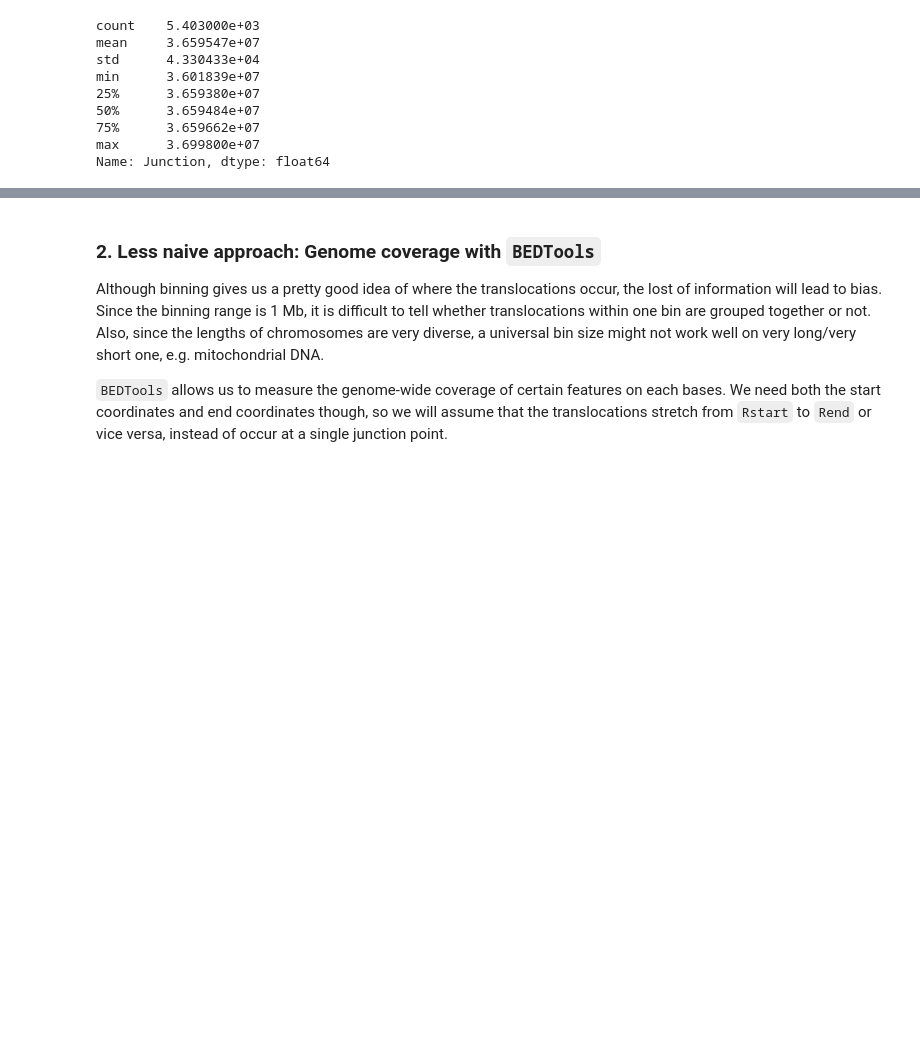
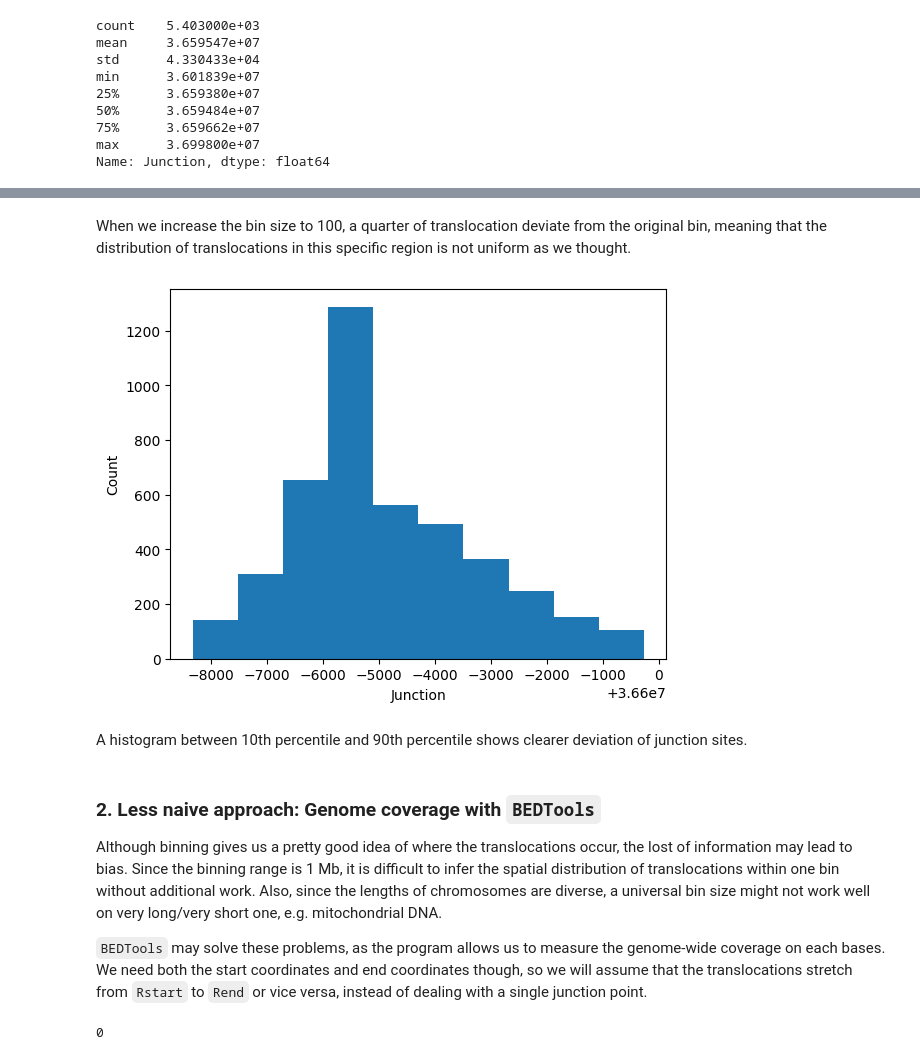
Before and after one commit to dnnguy23/translocation_sequence, a Jupyter notebook: analysis.ipynb, the cells around one changed output, grey strips where cells are left out. Cells and saved outputs as stored; diff of their text form; code cells hidden in the pictures; blank space fills up the shorter version.

```diff
--- a/analysis.ipynb
+++ b/analysis.ipynb
@@ -289,6 +303,24 @@ Further analysis based on chromosome sequences and/or intron/exon among these si
+# %% [markdown]
+When we increase the bin size to 100, a quarter of translocation deviate from the original bin, meaning that the distribution of translocations in this specific region is not uniform as we thought.
+# %%
+quantile10 = hotspots['Junction'].quantile(0.10)
+quantile90 = hotspots['Junction'].quantile(0.90)
+plt.hist(hotspots[(hotspots['Junction'] >= quantile10) & (hotspots['Junction'] <= quantile90)]['Junction'])
+plt.xlabel('Junction')
+plt.ylabel('Count')
+plt.show()
+# %% [output]
+[figure, added]
+# %% [markdown]
+A histogram between 10th percentile and 90th percentile shows clearer deviation of junction sites.
 # %% [markdown]
 ### 2. Less naive approach: Genome coverage with `BEDTools`
 
-Although binning gives us a pretty good idea of where the translocations occur, the lost of information will lead to bias. Since the binning range is 1 Mb, it is difficult to tell whether translocations within one bin are grouped together or not. Also, since the lengths of chromosomes are very diverse, a universal bin size might not work well on very long/very short one, e.g. mitochondrial DNA.
+Although binning gives us a pretty good idea of where the translocations occur, the lost of information may lead to bias. Since the binning range is 1 Mb, it is difficult to infer the spatial distribution of translocations within one bin without additional work. Also, since the lengths of chromosomes are diverse, a universal bin size might not work well on very long/very short one, e.g. mitochondrial DNA.
 
-`BEDTools` allows us to measure the genome-wide coverage of certain features on each bases. We need both the start coordinates and end coordinates though, so we will assume that the translocations stretch from `Rstart` to `Rend` or vice versa, instead of occur at a single junction point.
+`BEDTools` may solve these problems, as the program allows us to measure the genome-wide coverage on each bases. We need both the start coordinates and end coordinates though, so we will assume that the translocations stretch from `Rstart` to `Rend` or vice versa, instead of dealing with a single junction point.
+# %%
+# check if any error in coordinates, like Rstart >= Rend
+df[(df['Rstart'] >= df['Rend'])]['Qname'].count()
+# %% [output]
+0
```
Also changed, not shown: parts of 15 cells of this notebook, 7 other files.
